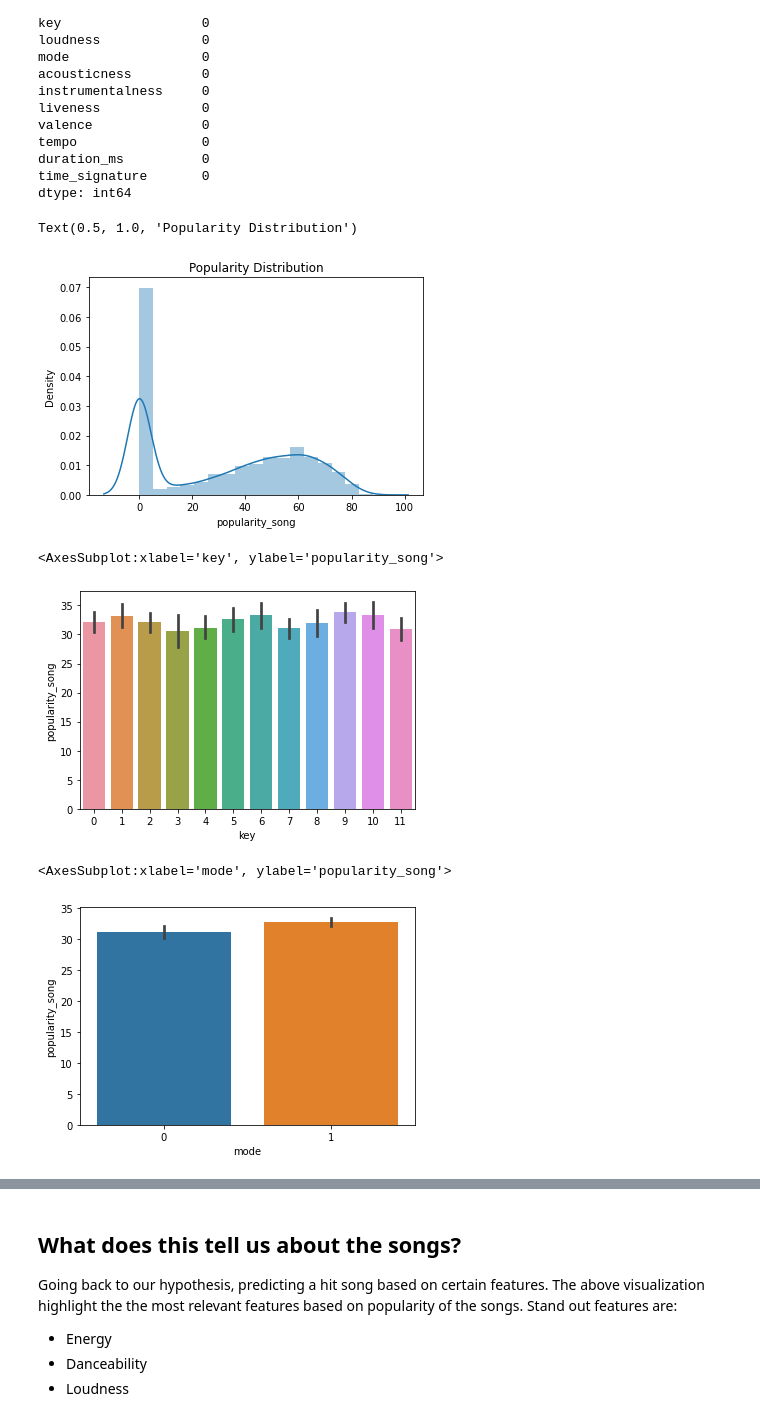
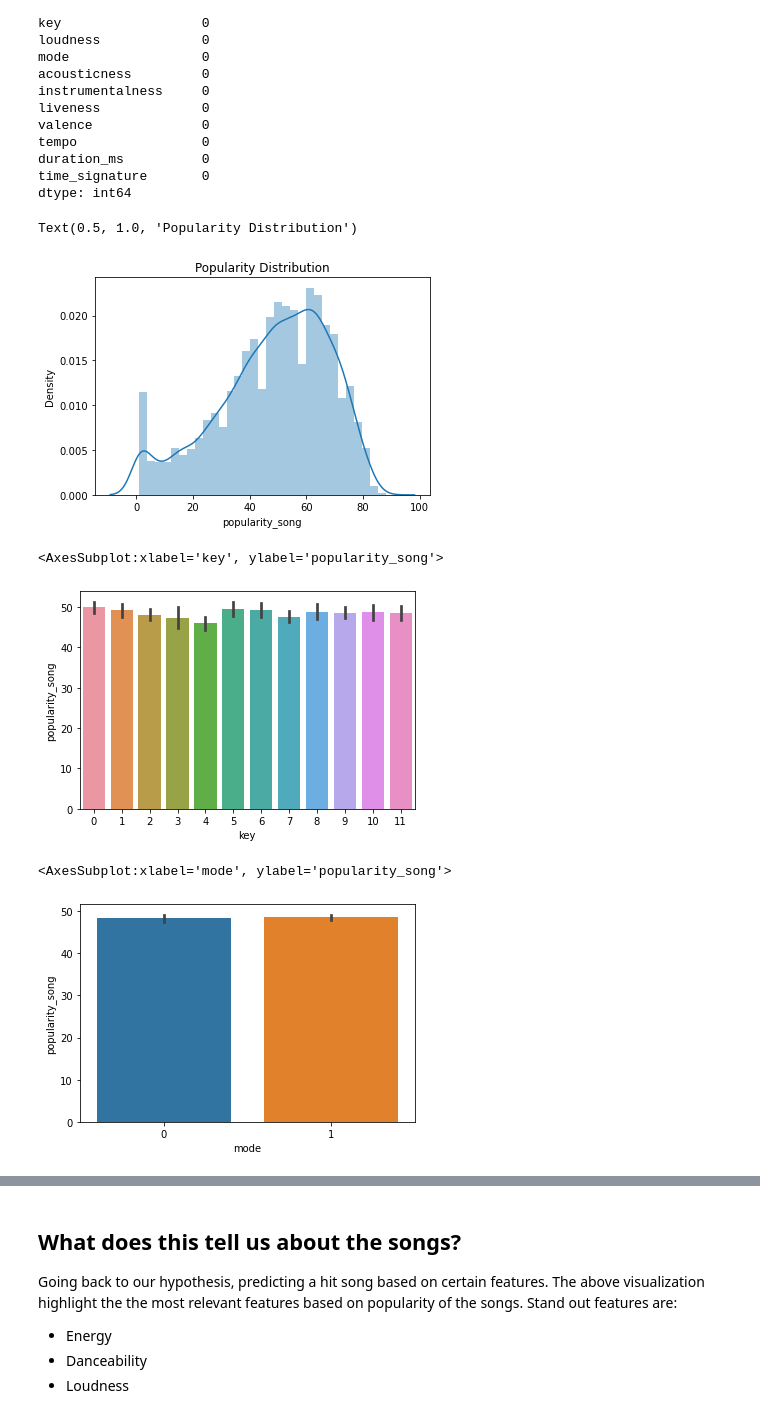
Before and after one commit to aaargyrou/Spotify-hit-predictor, a Jupyter notebook: Models/neural_network_model.ipynb, the cells around one changed output, grey strips where cells are left out. Cells and saved outputs as stored; diff of their text form; code cells hidden in the pictures.

```diff
--- a/Models/neural_network_model.ipynb
+++ b/Models/neural_network_model.ipynb
@@ -62,3 +67,6 @@ Index(['Unnamed: 0', 'id', 'title', 'all_artists', 'popularity_artist',
+# %%
+# Drop the songs with 0 popularity
+df.drop(df[df['popularity_song'] == 0].index, inplace=True)
 # %%
 # column data types
 pd.DataFrame(df.dtypes, columns=['DataType'])
@@ -133,22 +141,22 @@ time_signature       0
 dtype: int64
 # %%
 # Popularity distribution plot
-sns.distplot(data['popularity_song']).set_title('Popularity Distribution')
+sns.distplot(df['popularity_song']).set_title('Popularity Distribution')
 # %% [output]
 Text(0.5, 1.0, 'Popularity Distribution')
-[figure, old version]
+[figure, new version]
 # %%
 # all keys are encoded as values ranging from 0 to 11, starting on C as 0, C# as 1 and so on.
 sns.barplot(x = 'key', y = 'popularity_song', data = df)
 # %% [output]
 <AxesSubplot:xlabel='key', ylabel='popularity_song'>
-[figure, old version]
+[figure, new version]
 # %%
 # 0 mode = minor, 1 mode = major
 sns.barplot(x = 'mode', y = 'popularity_song', data = df)
 # %% [output]
 <AxesSubplot:xlabel='mode', ylabel='popularity_song'>
-[figure, old version]
+[figure, new version]
 # %%
 # Combining Key and mode against popularity.
 sns.barplot(x = 'mode', y = 'popularity_song', hue = 'key', data = df)
```
Also changed, not shown: parts of 30 cells of this notebook, 1 other file.
